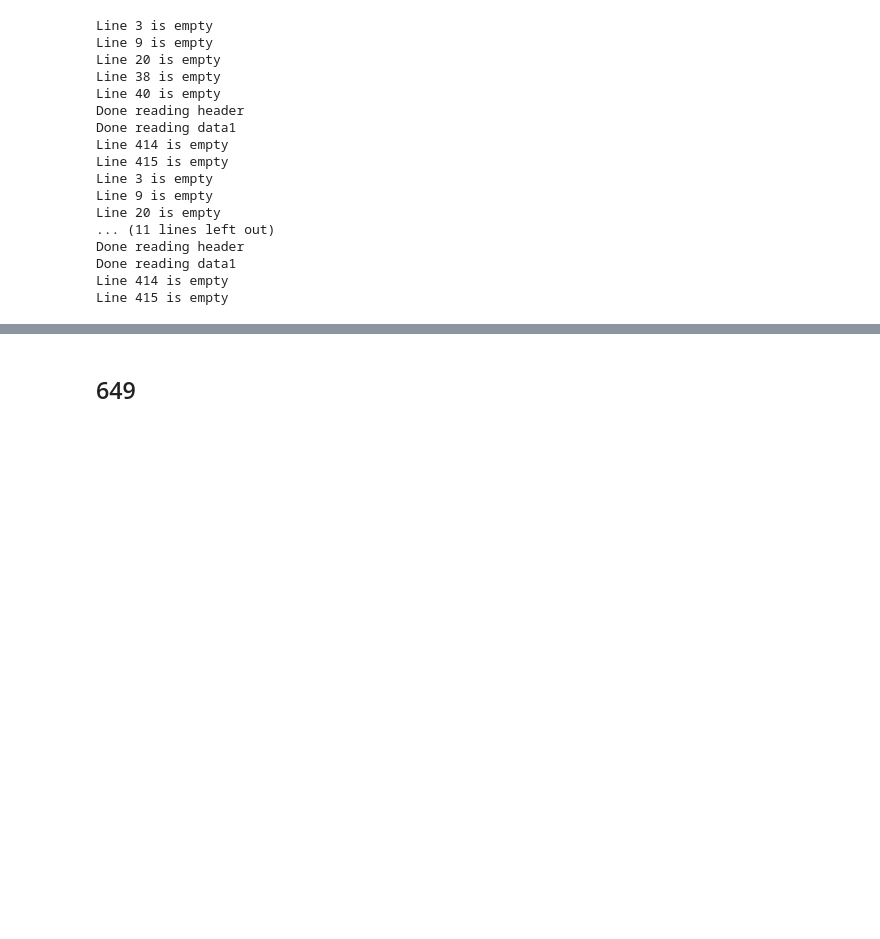
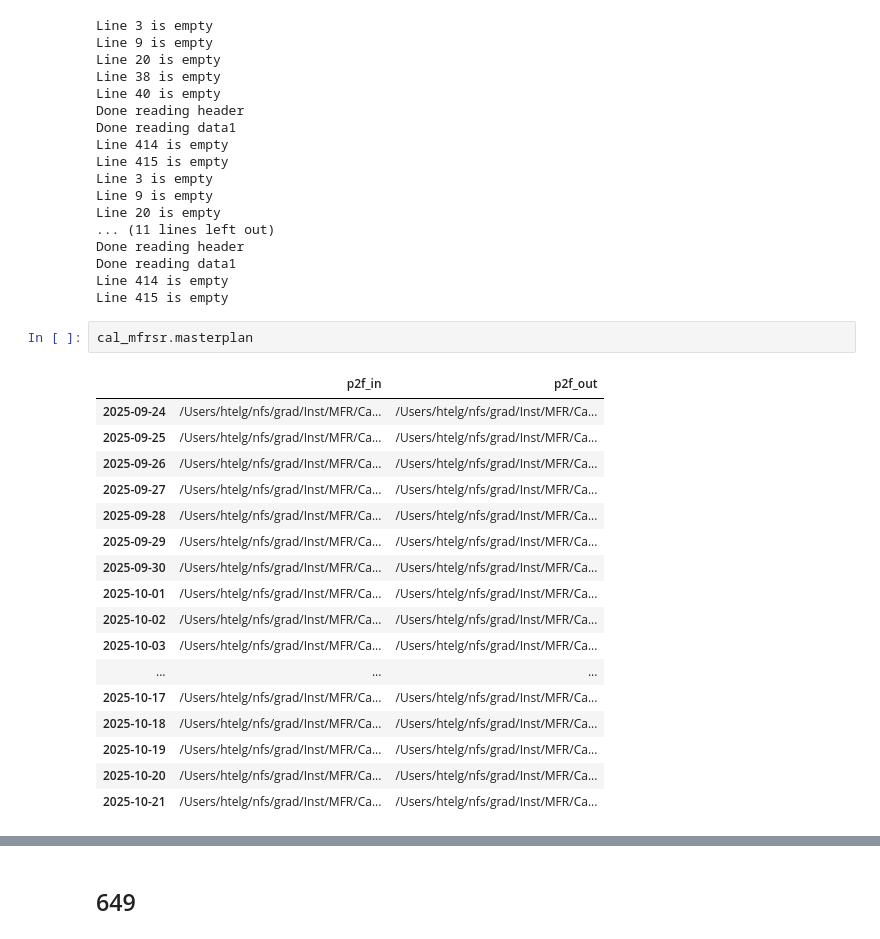
Before and after one commit to HagenTelg/cmpaign_2025_PMOD, a Jupyter notebook: calibrate_cosine.ipynb, the cells around one changed output, grey strips where cells are left out. Drawn from its saved outputs; the diff is of its cells as text; blank space fills up the shorter version.

```diff
--- a/calibrate_cosine.ipynb
+++ b/calibrate_cosine.ipynb
@@ -64,6 +71,26 @@ Done reading header
 Done reading data1
 Line 414 is empty
 Line 415 is empty
+# %%
+cal_mfrsr.masterplan
+# %% [output]
+|  | p2f_in | p2f_out |
+| 2025-09-24 | /Users/htelg/nfs/grad/Inst/MFR/Ca... | /Users/htelg/nfs/grad/Inst/MFR/Ca... |
+| 2025-09-25 | /Users/htelg/nfs/grad/Inst/MFR/Ca... | /Users/htelg/nfs/grad/Inst/MFR/Ca... |
+| 2025-09-26 | /Users/htelg/nfs/grad/Inst/MFR/Ca... | /Users/htelg/nfs/grad/Inst/MFR/Ca... |
+| 2025-09-27 | /Users/htelg/nfs/grad/Inst/MFR/Ca... | /Users/htelg/nfs/grad/Inst/MFR/Ca... |
+| 2025-09-28 | /Users/htelg/nfs/grad/Inst/MFR/Ca... | /Users/htelg/nfs/grad/Inst/MFR/Ca... |
+| 2025-09-29 | /Users/htelg/nfs/grad/Inst/MFR/Ca... | /Users/htelg/nfs/grad/Inst/MFR/Ca... |
+| 2025-09-30 | /Users/htelg/nfs/grad/Inst/MFR/Ca... | /Users/htelg/nfs/grad/Inst/MFR/Ca... |
+| 2025-10-01 | /Users/htelg/nfs/grad/Inst/MFR/Ca... | /Users/htelg/nfs/grad/Inst/MFR/Ca... |
+| 2025-10-02 | /Users/htelg/nfs/grad/Inst/MFR/Ca... | /Users/htelg/nfs/grad/Inst/MFR/Ca... |
+| 2025-10-03 | /Users/htelg/nfs/grad/Inst/MFR/Ca... | /Users/htelg/nfs/grad/Inst/MFR/Ca... |
+| ... | ... | ... |
+| 2025-10-17 | /Users/htelg/nfs/grad/Inst/MFR/Ca... | /Users/htelg/nfs/grad/Inst/MFR/Ca... |
+| 2025-10-18 | /Users/htelg/nfs/grad/Inst/MFR/Ca... | /Users/htelg/nfs/grad/Inst/MFR/Ca... |
+| 2025-10-19 | /Users/htelg/nfs/grad/Inst/MFR/Ca... | /Users/htelg/nfs/grad/Inst/MFR/Ca... |
+| 2025-10-20 | /Users/htelg/nfs/grad/Inst/MFR/Ca... | /Users/htelg/nfs/grad/Inst/MFR/Ca... |
+| 2025-10-21 | /Users/htelg/nfs/grad/Inst/MFR/Ca... | /Users/htelg/nfs/grad/Inst/MFR/Ca... |
 # %%
 cal_mfrsr.process()
 # %% [output]
```
Also changed, not shown: parts of 4 cells of this notebook, 18 other files.
